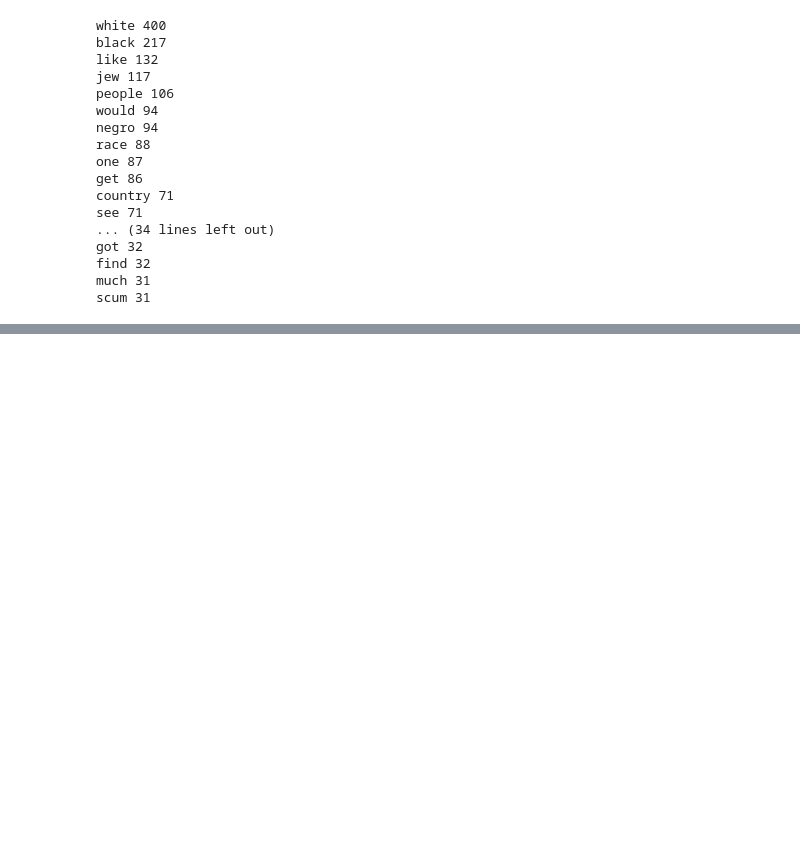
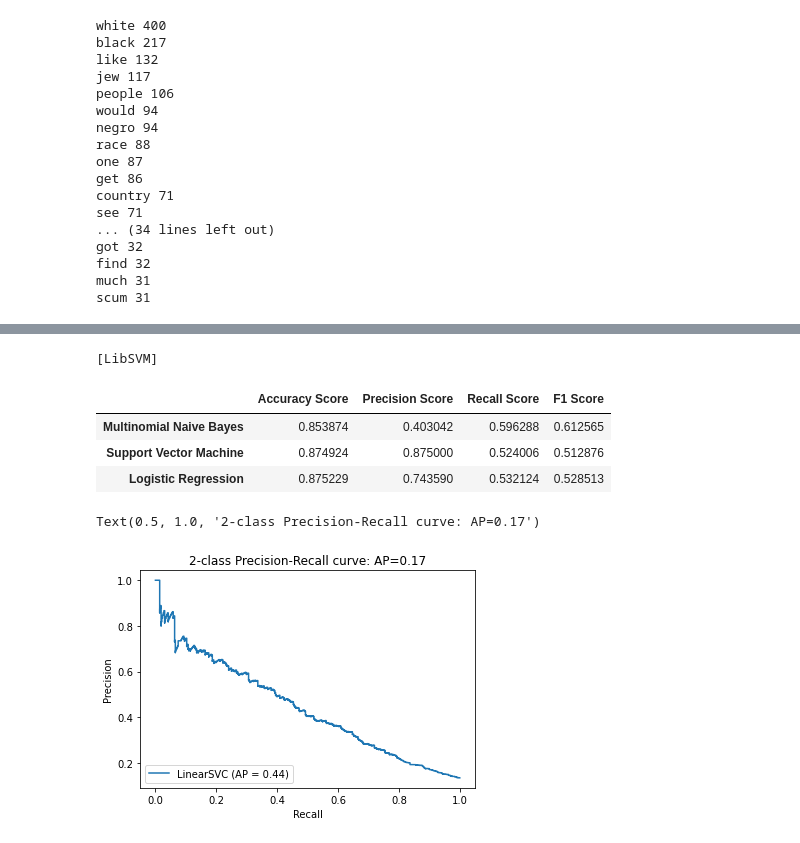
Before and after one commit to martinaviggiano/textsent_project, a Jupyter notebook: COME LO CHIAMO.ipynb, the cells around one changed output, grey strips where cells are left out. Saved outputs shown, nothing was run; the diff lists cells and outputs as text; code cells hidden in the pictures; blank space fills up the shorter version.

Commit message:
Update with models and misspelling

```diff
--- a/COME LO CHIAMO.ipynb
+++ b/COME LO CHIAMO.ipynb
@@ -766,0 +792,11 @@ top_noun
+# %%
+from sklearn.metrics import f1_score, accuracy_score, precision_score, recall_score
+from sklearn.naive_bayes import MultinomialNB
+from sklearn.svm import SVC
+from sklearn.linear_model import LogisticRegression
+from sklearn import svm
+random_state = np.random.RandomState(0)
+# %%
+mnb = MultinomialNB(alpha=0.01)
+mnb.fit(X_train, y_train)
+y_mnb = mnb.predict(X_test)
@@ -766,0 +808,11 @@ top_noun
+# %%
+svc = SVC(verbose=10)
+svc.fit(X_train, y_train)
+y_svc = svc.predict(X_test)
+# %% [output]
+[LibSVM]
+# %%
+as_svc = accuracy_score(y_test, y_svc)
+f1s_svc = f1_score(y_test, y_svc, average="macro")
+prec_svc = precision_score(y_test, y_svc)
+rec_svc = recall_score(y_test, y_svc, average='macro')
@@ -766,0 +828,28 @@ top_noun
+# %%
+s1 = pd.Series([as_mnb, as_svc, as_log], index=['Multinomial Naive Bayes', 'Support Vector Machine', 'Logistic Regression'])
+s2 = pd.Series([f1s_mnb, f1s_svc, f1s_log], index=['Multinomial Naive Bayes', 'Support Vector Machine', 'Logistic Regression'])
+s3 = pd.Series([prec_mnb, prec_svc, prec_log], index=['Multinomial Naive Bayes', 'Support Vector Machine', 'Logistic Regression'])
+s4 = pd.Series([rec_mnb, rec_svc, rec_log], index=['Multinomial Naive Bayes', 'Support Vector Machine', 'Logistic Regression'])
+d = {'Accuracy Score' : s1, 'Precision Score': s3, 'Recall Score' : s4, 'F1 Score' : s2, }
+dfm = pd.DataFrame(d)
+dfm
+dfm.style.highlight_max(color = 'lightgreen', axis = 0).highlight_min(color = 'tomato', axis = 0)
+# %% [output]
+|  | Accuracy Score | Precision Score | Recall Score | F1 Score |
+| Multinomial Naive Bayes | 0.853874 | 0.403042 | 0.596288 | 0.612565 |
+| Support Vector Machine | 0.874924 | 0.875000 | 0.524006 | 0.512876 |
+| Logistic Regression | 0.875229 | 0.743590 | 0.532124 | 0.528513 |
+# %%
+from sklearn.metrics import precision_recall_curve
+from sklearn.metrics import plot_precision_recall_curve
+import matplotlib.pyplot as plt
+
+classifier = svm.LinearSVC(random_state=random_state)
+classifier.fit(X_train, y_train)
+
+disp = plot_precision_recall_curve(classifier, X_test, y_test)
+disp.ax_.set_title('2-class Precision-Recall curve: '
+                   'AP={0:0.2f}'.format(prec_svc))
+# %% [output]
+Text(0.5, 1.0, '2-class Precision-Recall curve: AP=0.17')
+[figure, added]
```
Also changed, not shown: parts of 82 cells of this notebook.
